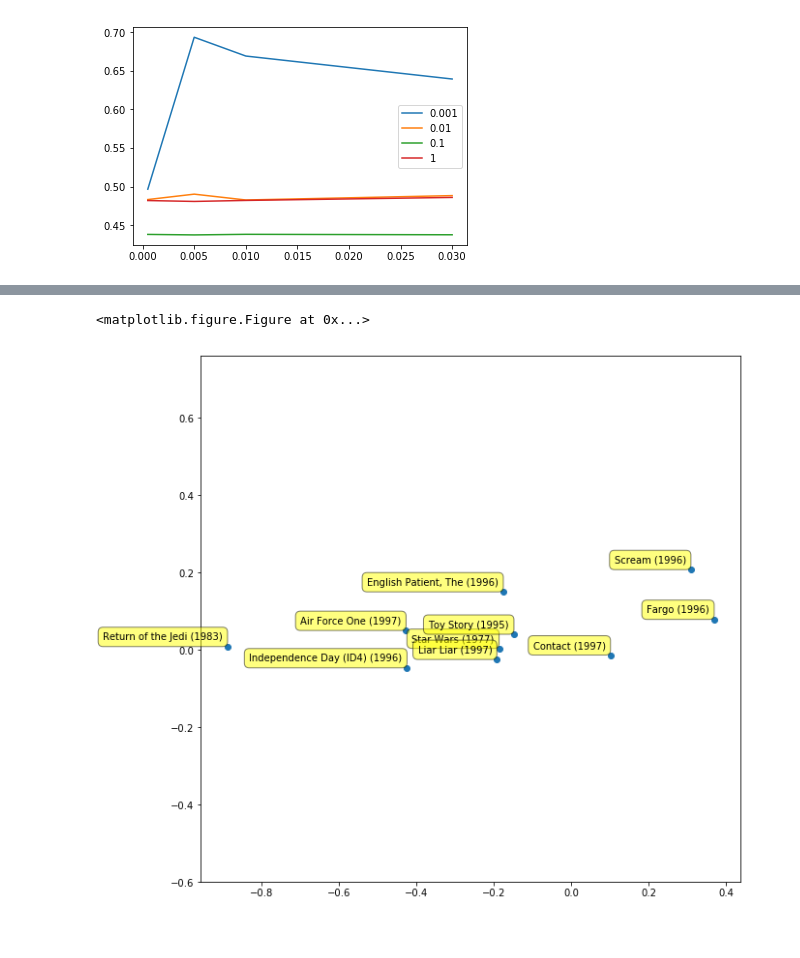
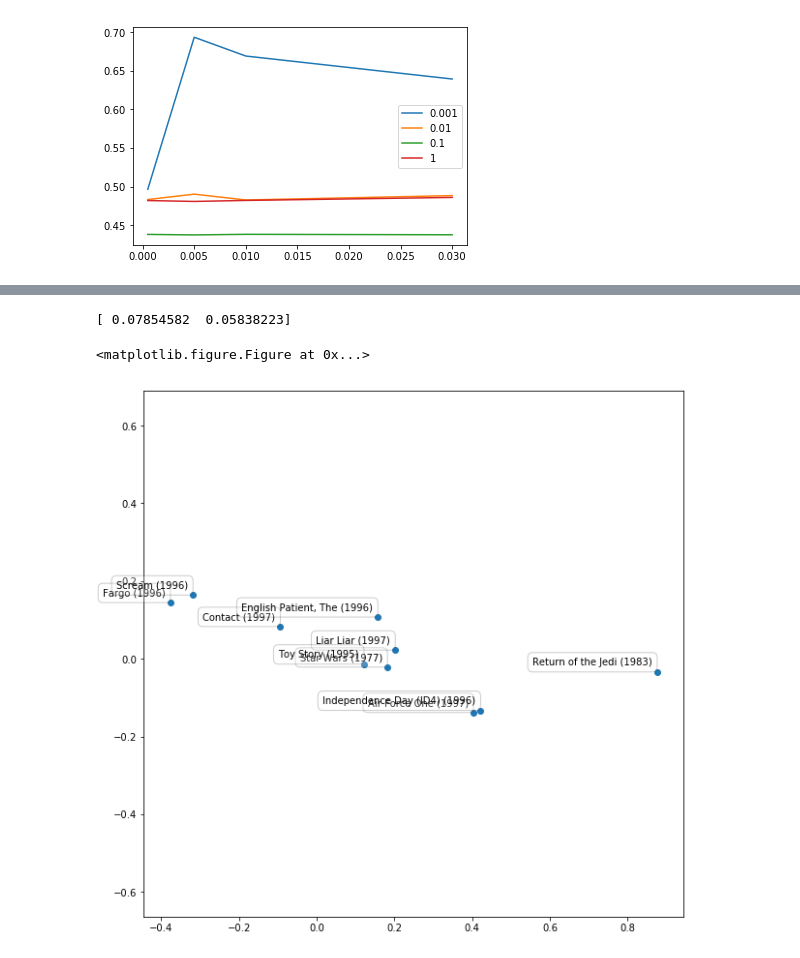
Before and after one commit to zhenchristopher/155_proj2, a Jupyter notebook: Chris/5.2.ipynb, the cells around one changed output, grey strips where cells are left out. Drawn from its saved outputs; the diff is of its cells as text; code cells hidden in the pictures.

```diff
--- a/Chris/5.2.ipynb
+++ b/Chris/5.2.ipynb
@@ -189,15 +189,21 @@ def generate_proj(V_t, U):
         The 2D projection of the "V" matrix and transpose of "U"
     '''
     from sklearn.preprocessing import StandardScaler
+    from sklearn.decomposition import PCA
+
     scaler = StandardScaler(with_std=False)
+    pca = PCA(n_components=2)
+
     V_t_scale = scaler.fit_transform(V_t)
     U_t_scale = scaler.transform(U)
     V_s = V_t_scale.T
     U_s = U_t_scale.T
-    A, S, B = np.linalg.svd(V_s)
-    A_12 = A[:,:2]
 
-    return np.dot(A_12.T, V_s), np.dot(A_12.T, U_s)
+    pca.fit(V_t_scale)
+    print(pca.explained_variance_ratio_)
+    A_12 = pca.components_
+
+    return np.dot(A_12, V_s), np.dot(A_12, U_s)
 
 def get_genre_ids(movies_df, genre, n=-1):
     '''Gets the first n movie ids of the given genre
@@ -260,7 +266,7 @@ def plot_proj(proj, movies_df, movie_ids, id_label=None, label_pts=True, suppres
                 label,
                 xy=(x1, y1), xytext=(-5, 5),
                 textcoords='offset points', ha='right', va='bottom'
-                ,bbox=dict(boxstyle='round,pad=0.5', fc=box_color, alpha=0.5)
+                ,bbox=dict(boxstyle='round,pad=0.5', fc=box_color, alpha=0.2)
                 #,arrowprops=dict(arrowstyle = '->', connectionstyle='arc3,rad=0')
             )
     plt.axis('equal')
@@ -268,6 +274,8 @@ def plot_proj(proj, movies_df, movie_ids, id_label=None, label_pts=True, suppres
         plt.show()
 # %%
 V_s, U_s = generate_proj(V, U)
+# %% [output]
+[ 0.07854582  0.05838223]
 # %%
 data = np.loadtxt('data/data.txt', dtype=int)
 movies = pd.read_csv('../data/movies.csv', sep=',', encoding='latin1')
@@ -295,9 +304,9 @@ fn_movies_ids = pop_movies[pop_movies['Film-Noir'] == 1]['Movie Id'][:10]
 rand_movies_ids = rate_movies[rate_movies['Tot'] > 100]['Movie Id'][:10]
 # %%
 plt.figure(figsize=(15,15))
-plot_proj(V_s, movies, pop_movies_ids, id_label='Most Rated', suppress=False)
+plot_proj(V_s, movies, pop_movies_ids, id_label='Most Rated', box_color='white', suppress=False)
 # %% [output]
 <matplotlib.figure.Figure at 0x...>
-[figure, old version]
+[figure, new version]
 # %%
 plt.figure(figsize=(15,15))
```
Also changed, not shown: parts of 6 cells of this notebook, 1 other file.
